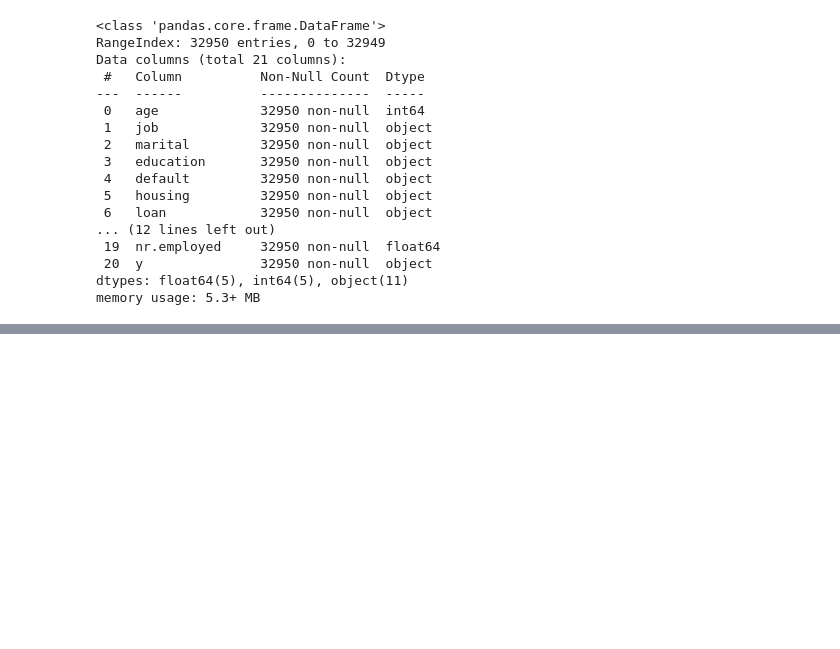
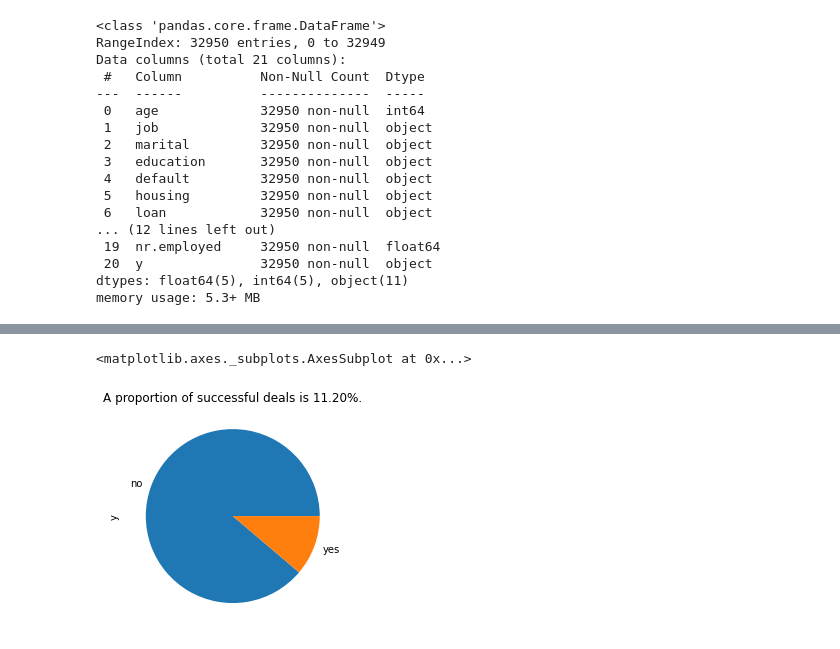
Before and after one commit to lustraka/Udacity01_Optimizing_a_Pipeline_in_Azure, a Jupyter notebook: sandbox-1/Colab_BankMarketingEDA.ipynb, the cells around one changed output, grey strips where cells are left out. Saved outputs shown, nothing was run; the diff lists cells and outputs as text; code cells hidden in the pictures; blank space fills up the shorter version.

```diff
--- a/sandbox-1/Colab_BankMarketingEDA.ipynb
+++ b/sandbox-1/Colab_BankMarketingEDA.ipynb
@@ -27,0 +62,6 @@ memory usage: 5.3+ MB
+# %%
+y_count = df.groupby(by='y')['y'].count()
+y_count.plot.pie(title=f'A proportion of successful deals is {y_count.values[1]/y_count.values.sum():.2%}.')
+# %% [output]
+<matplotlib.axes._subplots.AxesSubplot at 0x...>
+[figure, added]
```
Also changed, not shown: parts of 12 cells of this notebook.
